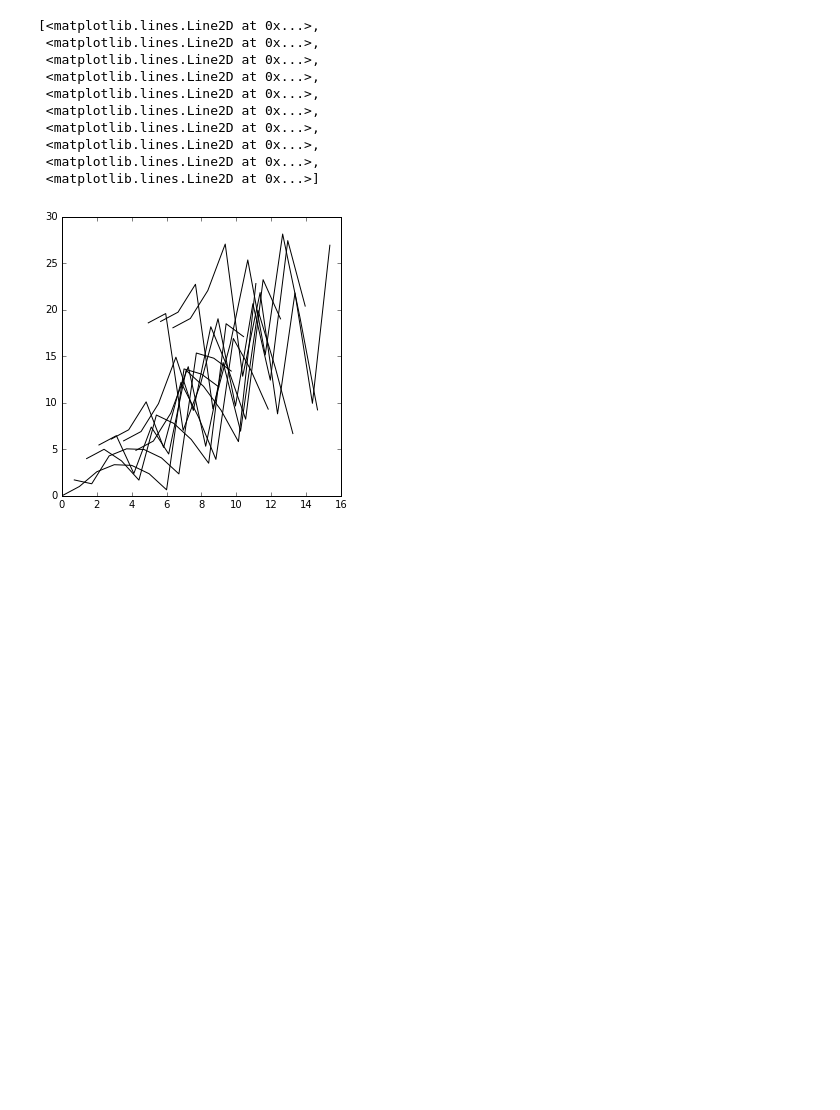
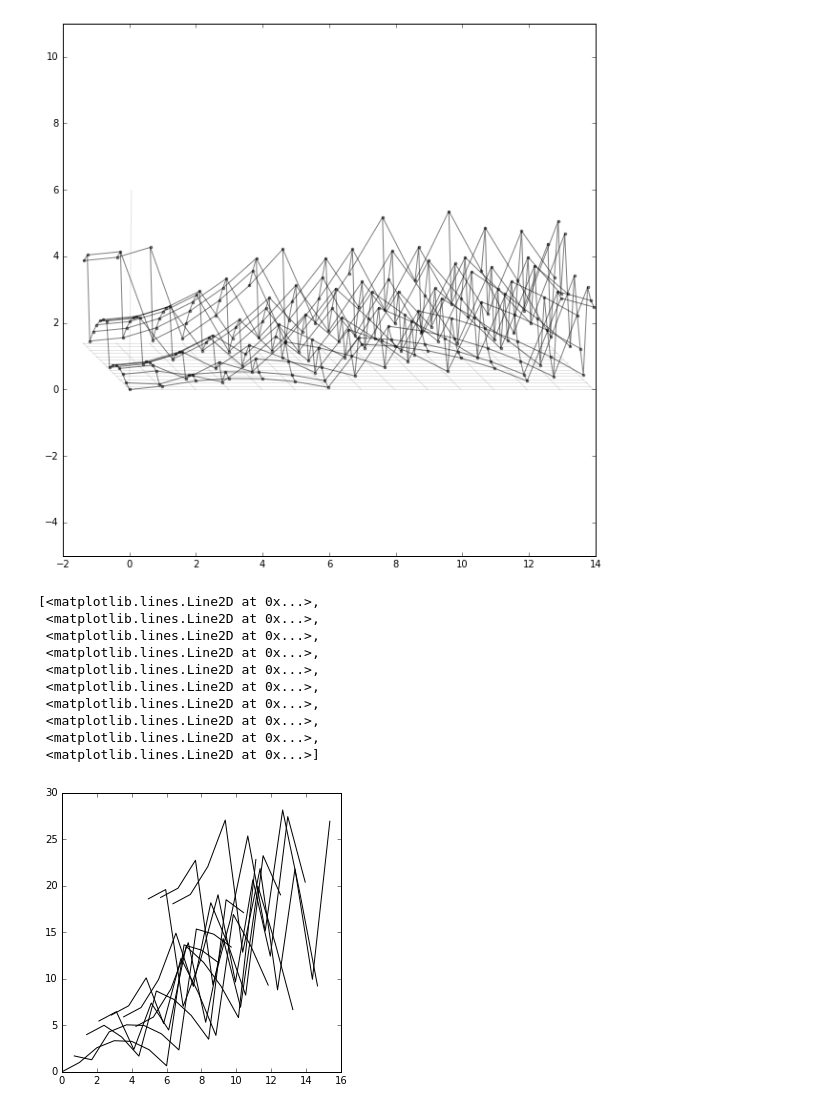
Before and after one commit to mango314/math-blog, a Jupyter notebook: 100216 - Oppenheim.ipynb, the cells around one changed output. Saved outputs shown, nothing was run; the diff lists cells and outputs as text; code cells hidden in the pictures; blank space fills up the shorter version.

```diff
--- a/100216 - Oppenheim.ipynb
+++ b/100216 - Oppenheim.ipynb
@@ -6,10 +8,12 @@ plt.rcParams['figure.figsize'] = 10, 10
 # %%
-N = 10
+N = 15
 n = np.arange(N)
 
 R = np.sqrt(n[...,None]**2 + n[None,...]**2)
 
 r = np.sqrt(R**2/np.sqrt(2))//1
 
-P = R**2 - np.sqrt(2)*r**2
-Q = R**2 - np.sqrt(2)*(r+1)**2
+Pmin = R**2 - np.sqrt(2)*r**2
+Pmax = R**2 - np.sqrt(2)*(r+1)**2
+
+P = Pmin/10
@@ -15,0 +48,10 @@ Q = R**2 - np.sqrt(2)*(r+1)**2
+# %%
+A = lambda theta : [[ np.cos(theta), -1*np.sin(theta), 0],[ np.sin(theta) , np.cos(theta) , 0],[0,0,1]]
+
+B = lambda theta : [[1,0,0],[0,  np.cos(theta), -1*np.sin(theta)],[ 0, np.sin(theta) , np.cos(theta) ]]
+
+C = lambda theta : [[np.cos(theta), 0, -1*np.sin(theta)], [0,1,0], [np.sin(theta), 0, np.cos(theta)]]
+
+D = np.dot(A(0.1), B(0.1))
+
+D
@@ -16,3 +95,30 @@ Q = R**2 - np.sqrt(2)*(r+1)**2
+# %%
+z = (n[...,None] + 1j*n[None,...])*1.0
+
+D = np.dot(A(0.1), B(0.1))
+
+#np.vstack((z.real, z.imag, P)).shape
+
+plt.plot( D[0,0]*z.real + D[0,1]*z.imag + D[0,2]*P, D[2,0]*z.real + D[2,1]*z.imag + D[2,2]*P, 'k.', alpha=0.5)
+
+plt.plot( D[0,0]*z.real + D[0,1]*z.imag + D[0,2]*P, D[2,0]*z.real + D[2,1]*z.imag + D[2,2]*P, 'k-', alpha=0.5)
+
+plt.plot( (D[0,0]*z.real + D[0,1]*z.imag + D[0,2]*P).T, (D[2,0]*z.real + D[2,1]*z.imag + D[2,2]*P).T, 'k-', alpha=0.5)
+
+plt.plot( D[0,0]*z.real + D[0,1]*z.imag + D[0,2]*0, D[2,0]*z.real + D[2,1]*z.imag + D[2,2]*0, 'k-', alpha=0.1)
+
+plt.plot( (D[0,0]*z.real + D[0,1]*z.imag + D[0,2]*0).T, (D[2,0]*z.real + D[2,1]*z.imag + D[2,2]*0).T, 'k-', alpha=0.1)
+
+w = np.array([0,0])
+Q = np.array([0,6])
+
+plt.plot( D[0,0]*w.real + D[0,1]*w.imag + D[0,2]*Q, D[2,0]*w.real + D[2,1]*w.imag + D[2,2]*Q, 'k-', alpha=0.1)
+
+plt.axis("Equal")
+
+plt.show()
+# %% [output]
+[figure, added]
 # %%
 
 
```
Also changed, not shown: parts of 9 cells of this notebook.
